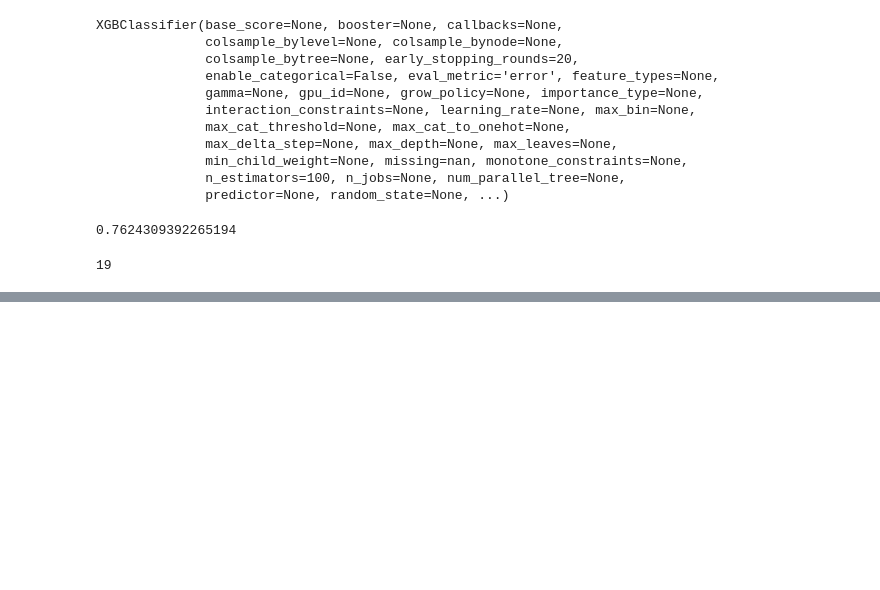
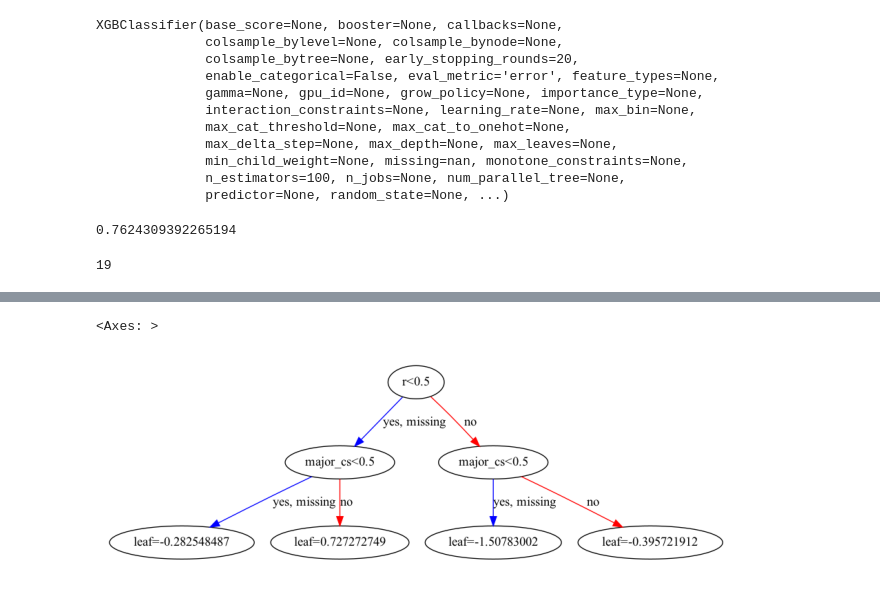
Before and after one commit to joakor89/effective_XGBoost, a Jupyter notebook: Effective XGBoost.ipynb, the cells around one changed output, grey strips where cells are left out. Cells and saved outputs as stored; diff of their text form; code cells hidden in the pictures; blank space fills up the shorter version.

```diff
--- a/Effective XGBoost.ipynb
+++ b/Effective XGBoost.ipynb
@@ -1489,0 +1559,4 @@ xg_err.best_ntree_limit
+# %%
+# Check impact of learning weight on scores
+xg_lr1 = xgb.XGBClassifier(learning_rate=1, max_depth=2)
+xg_lr1.fit(X_train, y_train)
@@ -1489,0 +1577,5 @@ xg_err.best_ntree_limit
+# %%
+xgb.plot_tree(xg_lr1, num_trees=0)
+# %% [output]
+<Axes: >
+[figure, added]
```
Also changed, not shown: parts of 39 cells of this notebook.
